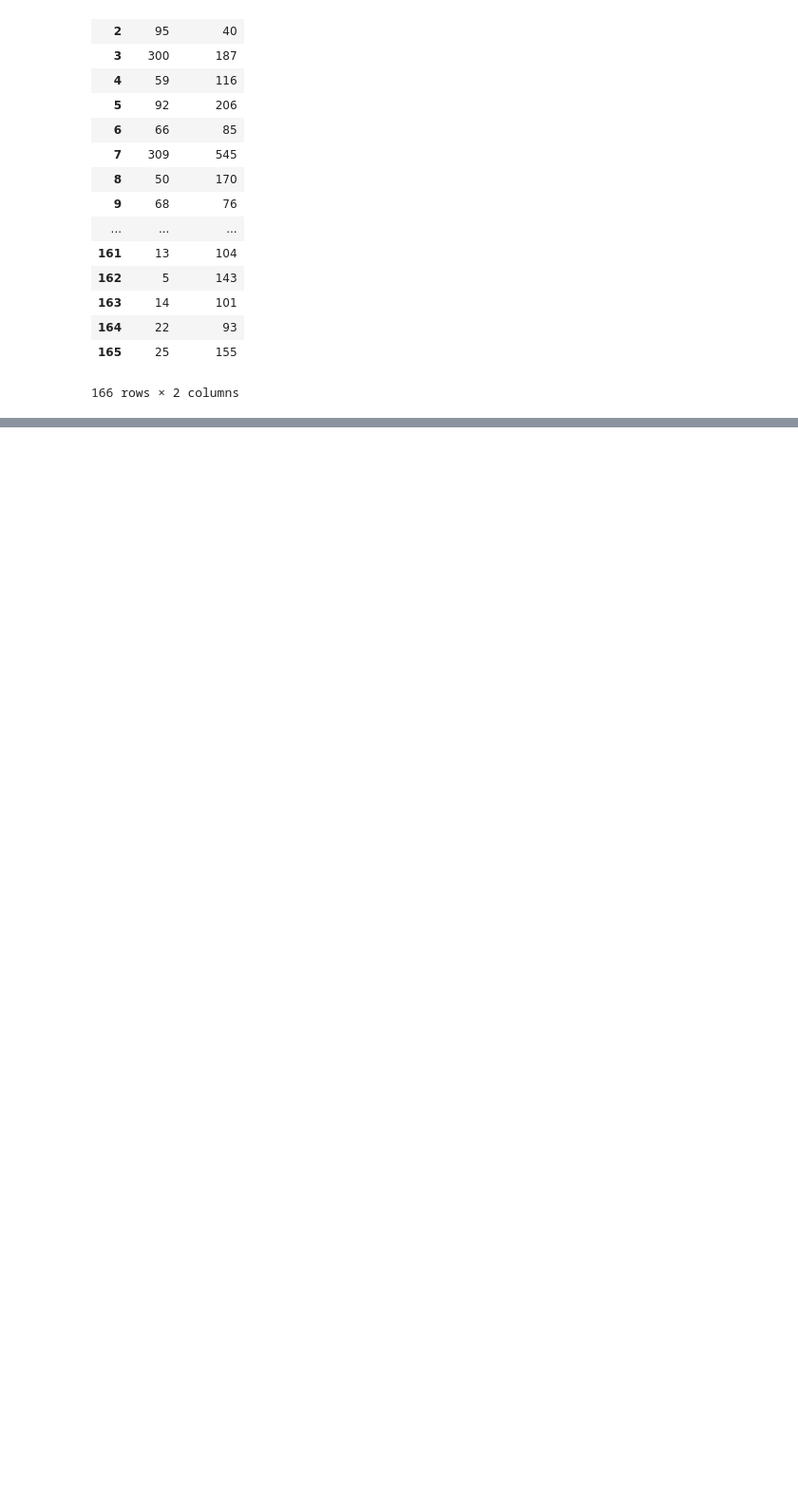
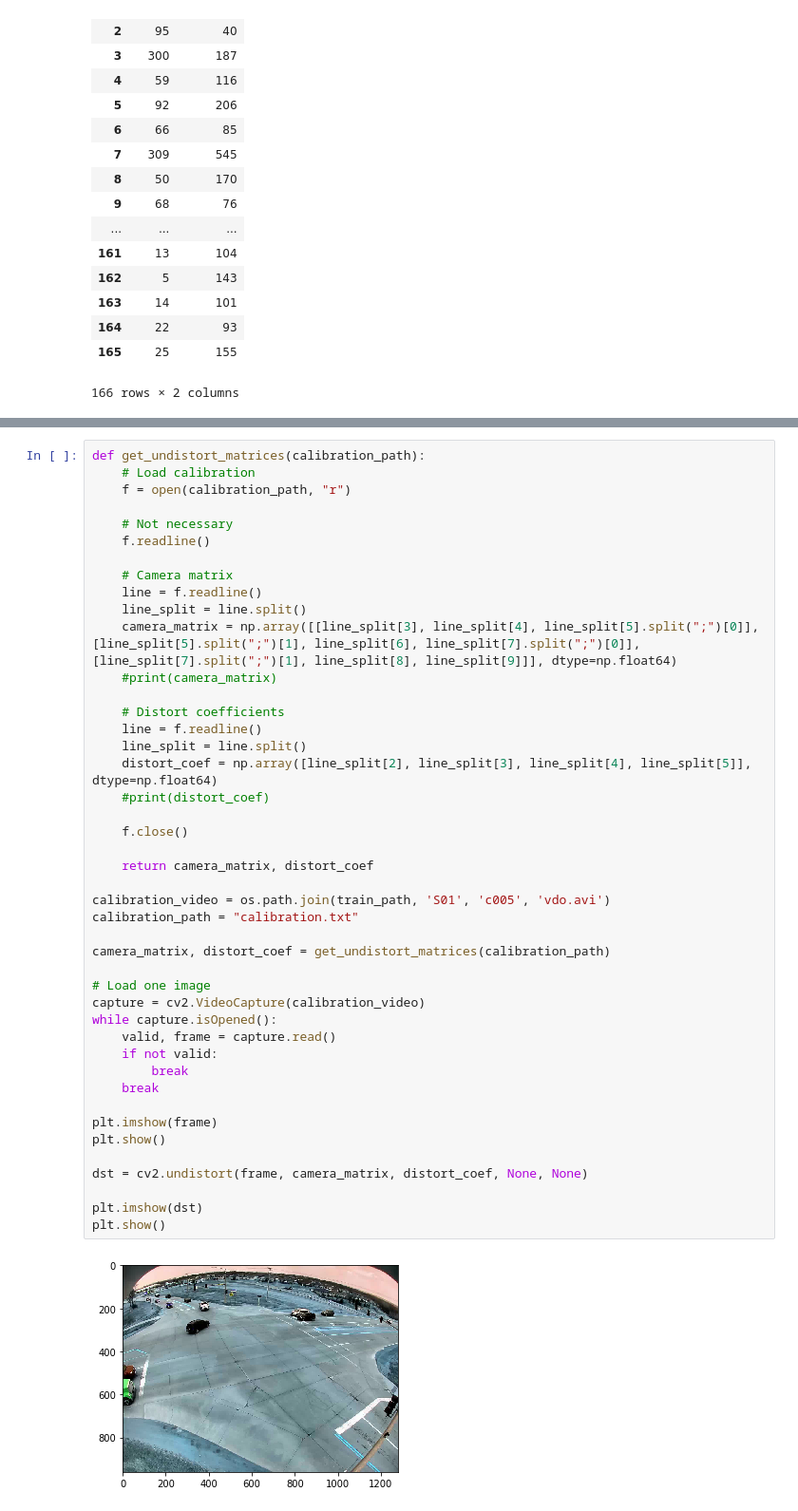
Before and after one commit to mcv-m6-video/mcv-m6-2019-team3, a Jupyter notebook: week5/notebooks/Create siamese dataset.ipynb, the cells around one changed output, grey strips where cells are left out. Shown at 95% size. Cells and saved outputs as stored; diff of their text form; blank space fills up the shorter version.

Commit message:
Add resize and calibration to notebook

```diff
--- a/week5/notebooks/Create siamese dataset.ipynb
+++ b/week5/notebooks/Create siamese dataset.ipynb
@@ -195,0 +204,46 @@ df
+# %%
+def get_undistort_matrices(calibration_path):
+    # Load calibration
+    f = open(calibration_path, "r")
+
+    # Not necessary
+    f.readline()
+
+    # Camera matrix
+    line = f.readline()
+    line_split = line.split()
+    camera_matrix = np.array([[line_split[3], line_split[4], line_split[5].split(";")[0]],[line_split[5].split(";")[1], line_split[6], line_split[7].split(";")[0]],[line_split[7].split(";")[1], line_split[8], line_split[9]]], dtype=np.float64)
+    #print(camera_matrix)
+
+    # Distort coefficients
+    line = f.readline()
+    line_split = line.split()
+    distort_coef = np.array([line_split[2], line_split[3], line_split[4], line_split[5]], dtype=np.float64)
+    #print(distort_coef)
+
+    f.close()
+
+    return camera_matrix, distort_coef
+
+calibration_video = os.path.join(train_path, 'S01', 'c005', 'vdo.avi')
+calibration_path = "calibration.txt"
+
+camera_matrix, distort_coef = get_undistort_matrices(calibration_path)
+
+# Load one image
+capture = cv2.VideoCapture(calibration_video)
+while capture.isOpened():
+    valid, frame = capture.read()
+    if not valid:
+        break
+    break
+
+plt.imshow(frame)
+plt.show()
+
+dst = cv2.undistort(frame, camera_matrix, distort_coef, None, None)
+
+plt.imshow(dst)
+plt.show()
+# %% [output]
+[figure, added]
```
Also changed, not shown: parts of 8 cells of this notebook, 1 other file.
